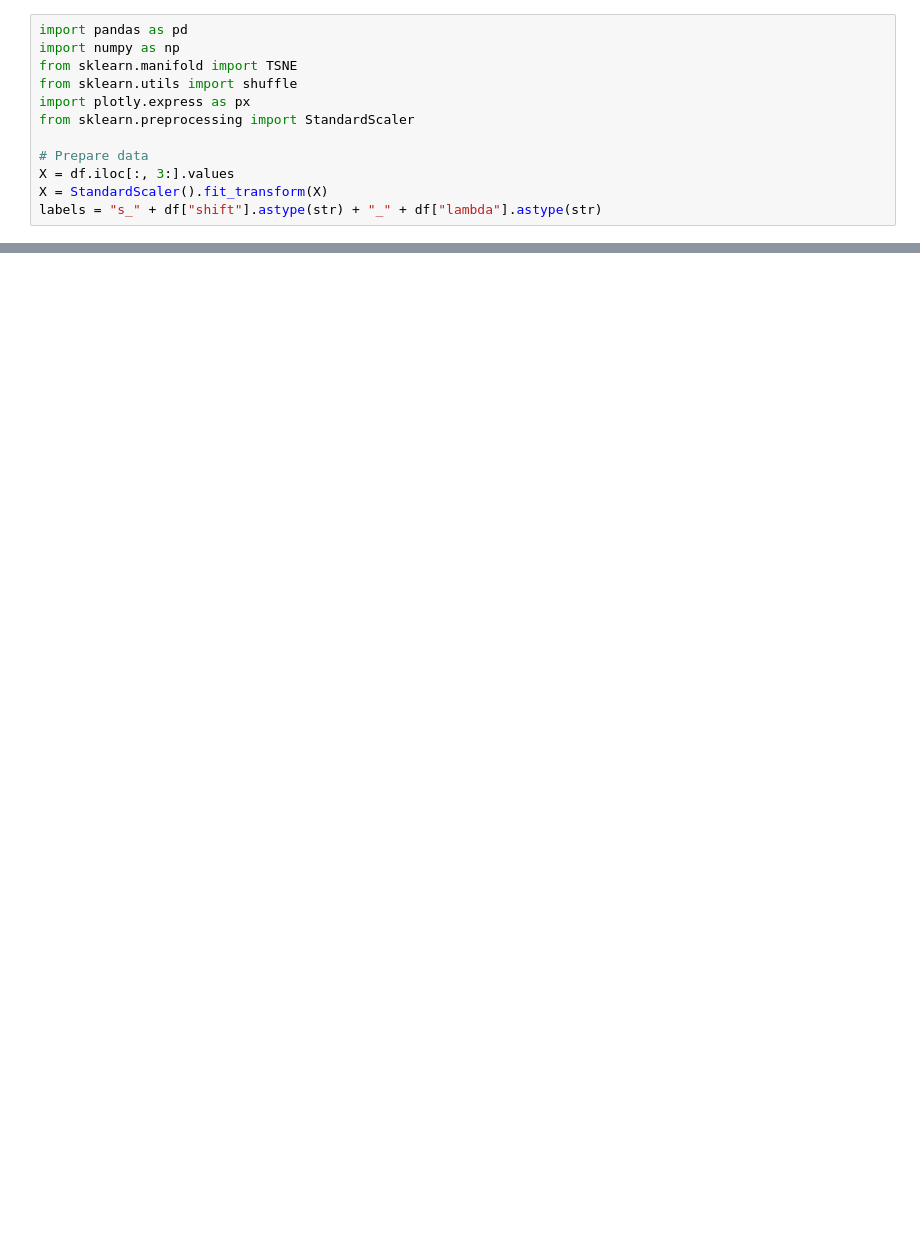
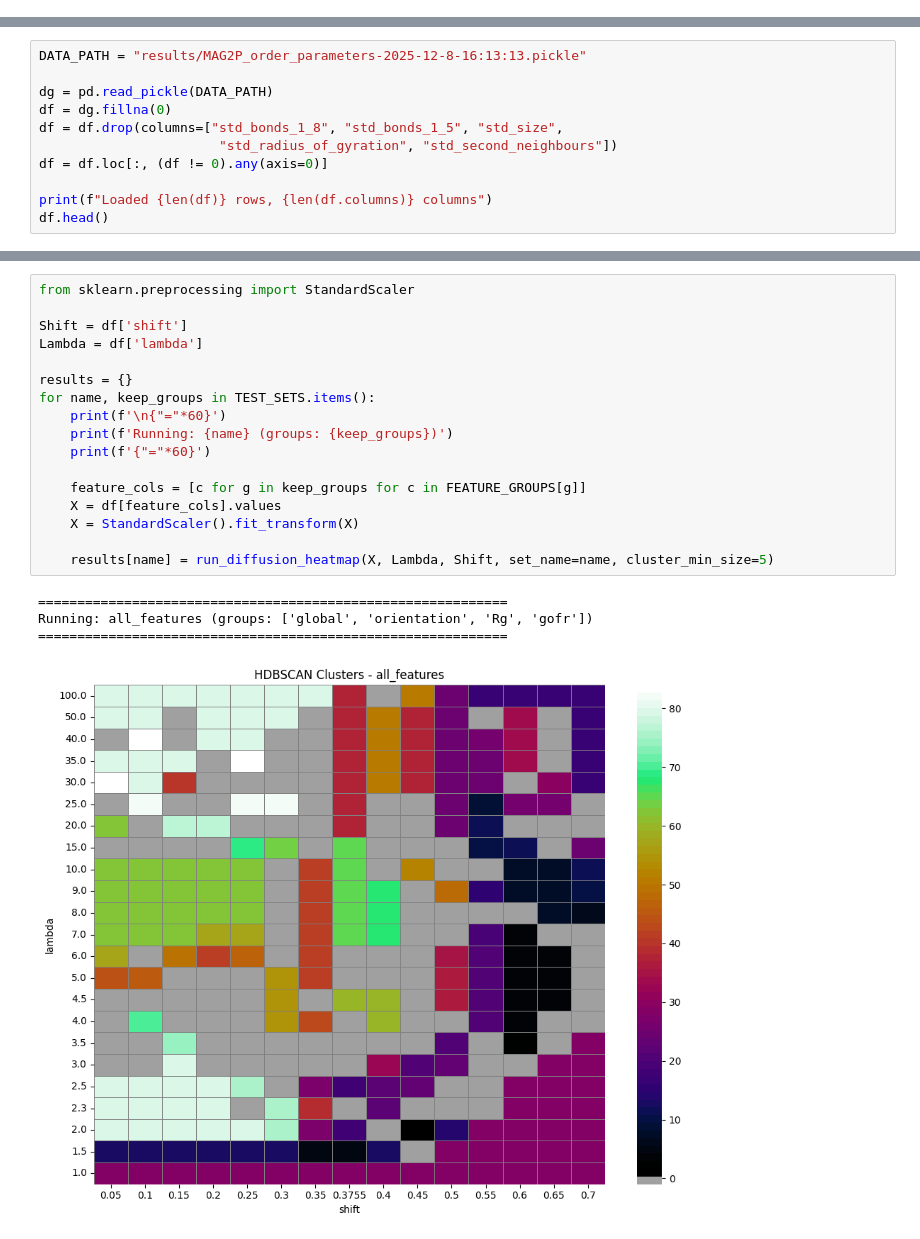
Before and after one commit to OljaOctagon/MagneticParticles, a Jupyter notebook: rigid_magnetic/ML_diffusion_map_testing.ipynb, the cells around one changed output, grey strips where cells are left out. Cells and saved outputs as stored; diff of their text form; blank space fills up the shorter version.

Commit message:
- add plot function for all features

```diff
--- a/rigid_magnetic/ML_diffusion_map_testing.ipynb
+++ b/rigid_magnetic/ML_diffusion_map_testing.ipynb
@@ -103,12 +9,0 @@ Downcasting object dtype arrays on .fillna, .ffill, .bfill is deprecated and wil
-# %%
-import pandas as pd
-import numpy as np
-from sklearn.manifold import TSNE
-from sklearn.utils import shuffle
-import plotly.express as px
-from sklearn.preprocessing import StandardScaler
-
-# Prepare data
-X = df.iloc[:, 3:].values
-X = StandardScaler().fit_transform(X)
-labels = "s_" + df["shift"].astype(str) + "_" + df["lambda"].astype(str)
@@ -114,0 +12,11 @@ labels = "s_" + df["shift"].astype(str) + "_" + df["lambda"].astype(str)
+# %%
+DATA_PATH = "results/MAG2P_order_parameters-2025-12-8-16:13:13.pickle"
+
+dg = pd.read_pickle(DATA_PATH)
+df = dg.fillna(0)
+df = df.drop(columns=["std_bonds_1_8", "std_bonds_1_5", "std_size",
+                       "std_radius_of_gyration", "std_second_neighbours"])
+df = df.loc[:, (df != 0).any(axis=0)]
+
+print(f"Loaded {len(df)} rows, {len(df.columns)} columns")
+df.head()
@@ -256,0 +163,22 @@ run_diffusion_heatmap(X, Lambda, Shift, cluster_min_size=5)
+# %%
+from sklearn.preprocessing import StandardScaler
+
+Shift = df['shift']
+Lambda = df['lambda']
+
+results = {}
+for name, keep_groups in TEST_SETS.items():
+    print(f'\n{"="*60}')
+    print(f'Running: {name} (groups: {keep_groups})')
+    print(f'{"="*60}')
+
+    feature_cols = [c for g in keep_groups for c in FEATURE_GROUPS[g]]
+    X = df[feature_cols].values
+    X = StandardScaler().fit_transform(X)
+
+    results[name] = run_diffusion_heatmap(X, Lambda, Shift, set_name=name, cluster_min_size=5)
+# %% [output]
+============================================================
+Running: all_features (groups: ['global', 'orientation', 'Rg', 'gofr'])
+============================================================
+[figure, added]
```
Also changed, not shown: parts of 10 cells of this notebook.
